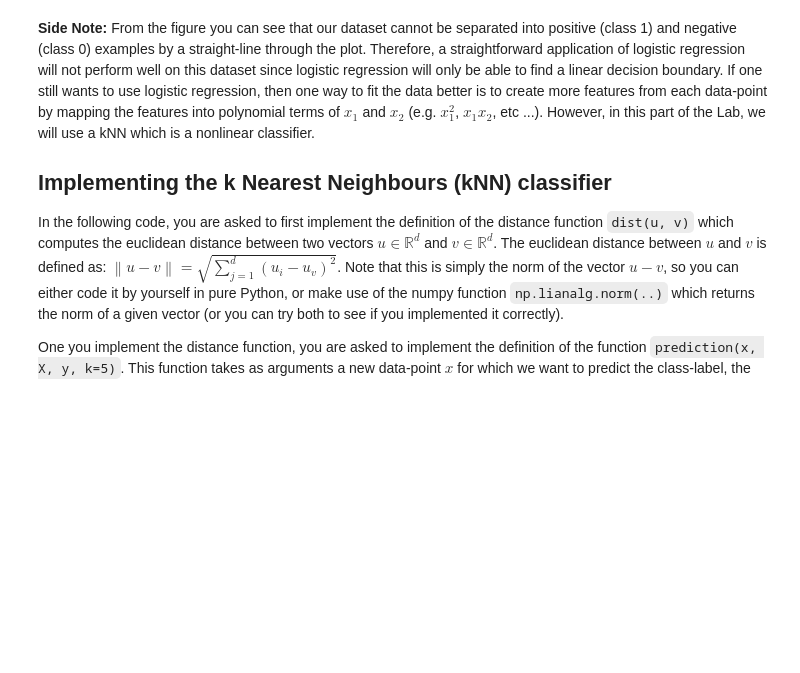
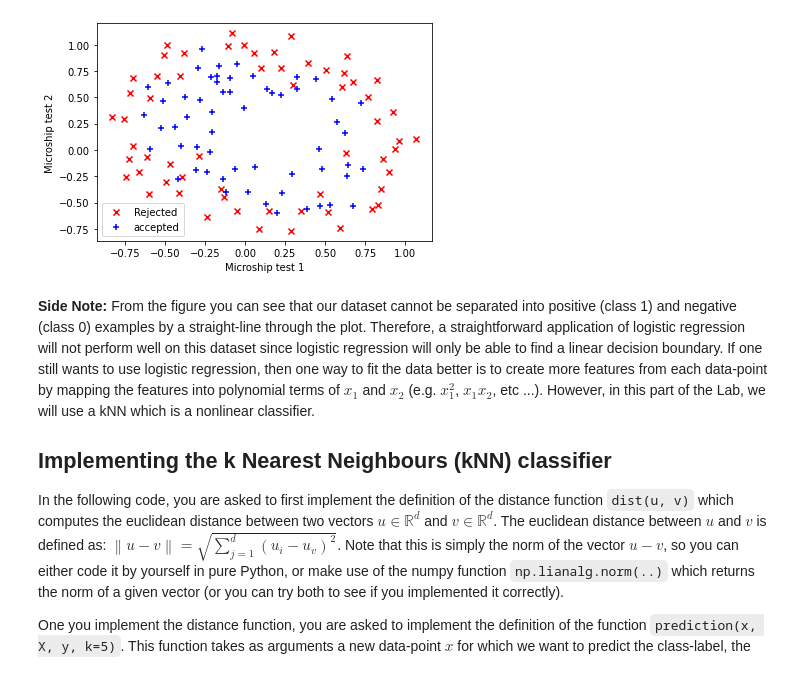
Before and after one commit to tobiaspihlqvist/machine_learning_halmstad_course, a Jupyter notebook: Lab 3 - Classification/Lab 3 - Part B - Classification with kNN.ipynb, the cells around one changed output. Drawn from its saved outputs; the diff is of its cells as text; code cells hidden in the pictures; blank space fills up the shorter version.

```diff
--- a/Lab 3 - Classification/Lab 3 - Part B - Classification with kNN.ipynb
+++ b/Lab 3 - Classification/Lab 3 - Part B - Classification with kNN.ipynb
@@ -19,6 +19,7 @@ Complete the following Python code to load the dataset from the csv file into th
 **Note**: You DO NOT need to add an additional column of all ones to the dataset as we are NOT using a linear model of the form $h_{\theta}(x)={\theta}^T x$ in this part of the Lab.
 # %%
 %matplotlib notebook
+%matplotlib inline
 import numpy as np
 
 filename = "datasets/microchips-dataset.csv"
@@ -29,6 +30,11 @@ X should be a numpy array of n lines and 2 columns (the input data matrix).
 y should be a numpy array of n elements (the outputs vector).
 Try to do it by yourself and only check the code used in previous Labs if you are uncertain.
 """
-# ...
-# ...
-# ...
+data = np.genfromtxt(filename, delimiter=",")
+n = len(data)
+
+X = data[:, :2]
+y = np.array(data[:, -1])
+
+print(X[:10])
+print(y[:10])
@@ -40,13 +58,23 @@ Similar to the previous part of the Lab, before starting to implement anything,
 # %%
 import matplotlib.pylab as plt
 
 """ TODO:
 Write code here to produce a scatter plot of the training
 dataset like the one shown in the figure above.
 """
-# ...
-# ...
-# ...
+rejected = X[y == 0]
+accepted = X[y ==1]
+fig, ax = plt.subplots()
+ax.scatter(rejected[:,0], rejected[:,1], c="r", marker="x", label = "Rejected")
+ax.scatter(accepted[:,0], accepted[:,1], c="b", marker="+", label = "accepted")
+
+ax.legend();
+ax.set_xlabel('Microship test 1')
+ax.set_ylabel('Microship test 2')
+
+fig.show();
+# %% [output]
+[figure, added]
 # %% [markdown]
 **Side Note:** From the figure you can see that our dataset cannot be separated into positive (class 1) and negative (class 0) examples by a straight-line through the plot. Therefore, a straightforward application of logistic regression will not perform well on this dataset since logistic regression will only be able to find a linear decision boundary. If one still wants to use logistic regression, then one way to fit the data better is to create more features from each data-point by mapping the features into polynomial terms of $x_1$ and $x_2$ (e.g. $x_1^2$, $x_1 x_2$, etc ...). However, in this part of the Lab, we will use a kNN which is a nonlinear classifier.
 
```
Also changed, not shown: parts of 4 cells of this notebook, 1 other file.
